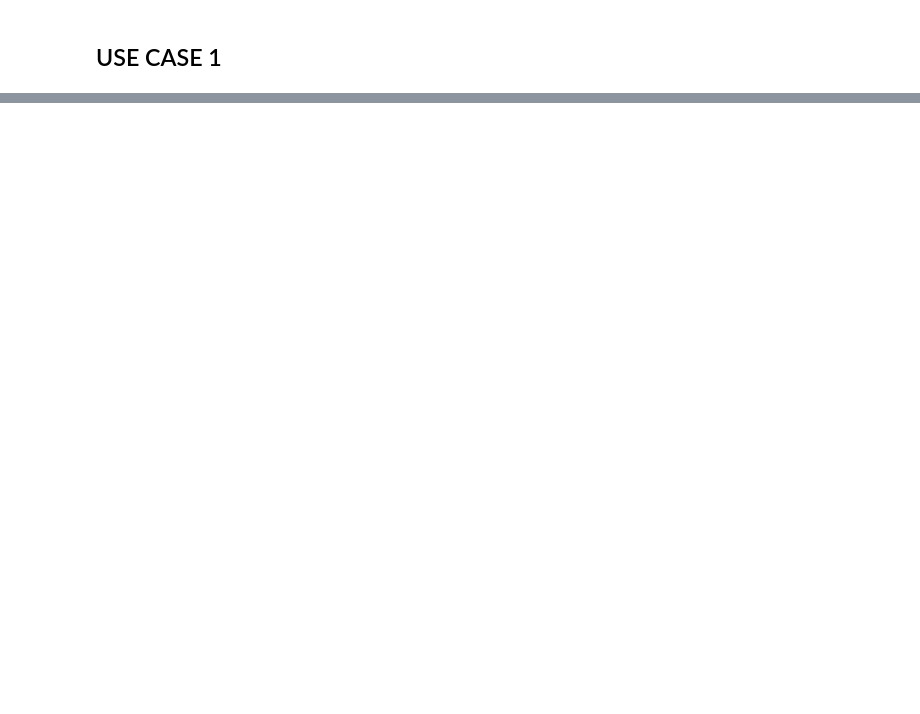
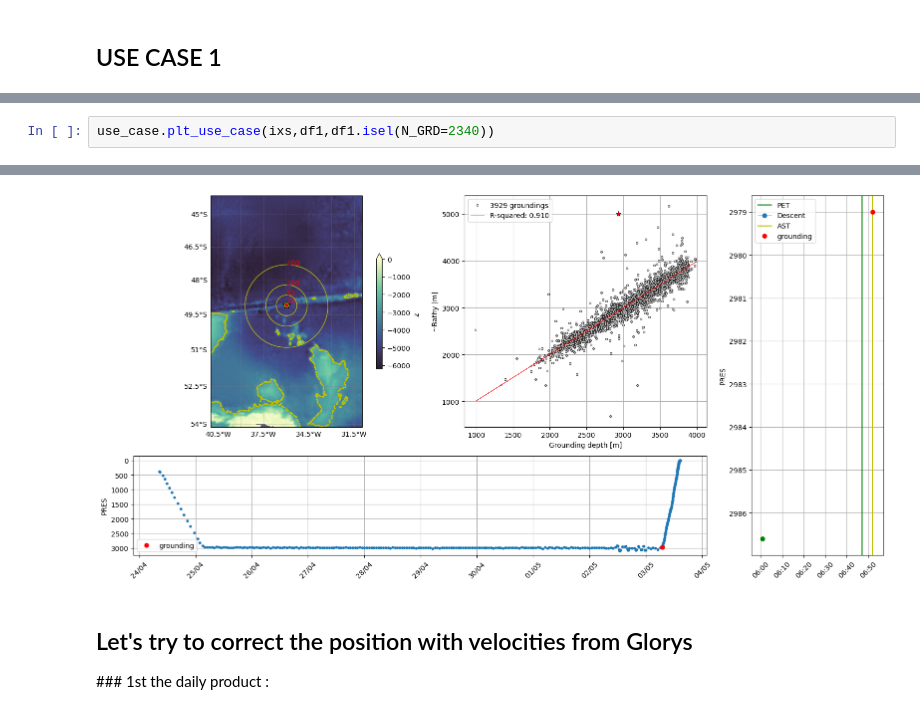
Before and after one commit to quai20/argobathy, a Jupyter notebook: deep/deep_profiles.ipynb, the cells around one changed output, grey strips where cells are left out. Drawn from its saved outputs; the diff is of its cells as text; blank space fills up the shorter version.

```diff
--- a/deep/deep_profiles.ipynb
+++ b/deep/deep_profiles.ipynb
@@ -284,0 +216,3 @@ print(dfu1.gebco_min.values,dfu1.gebco_max.values)
+# %%
+use_case.plt_use_case(ixs,df1,df1.isel(N_GRD=2340))
+# %% [output]
@@ -284,0 +221,4 @@ print(dfu1.gebco_min.values,dfu1.gebco_max.values)
+[figure, added]
+# %% [markdown]
+## Let's try to correct the position with velocities from Glorys
+### 1st the daily product :
```
Also changed, not shown: parts of 39 cells of this notebook, 5 other files.
